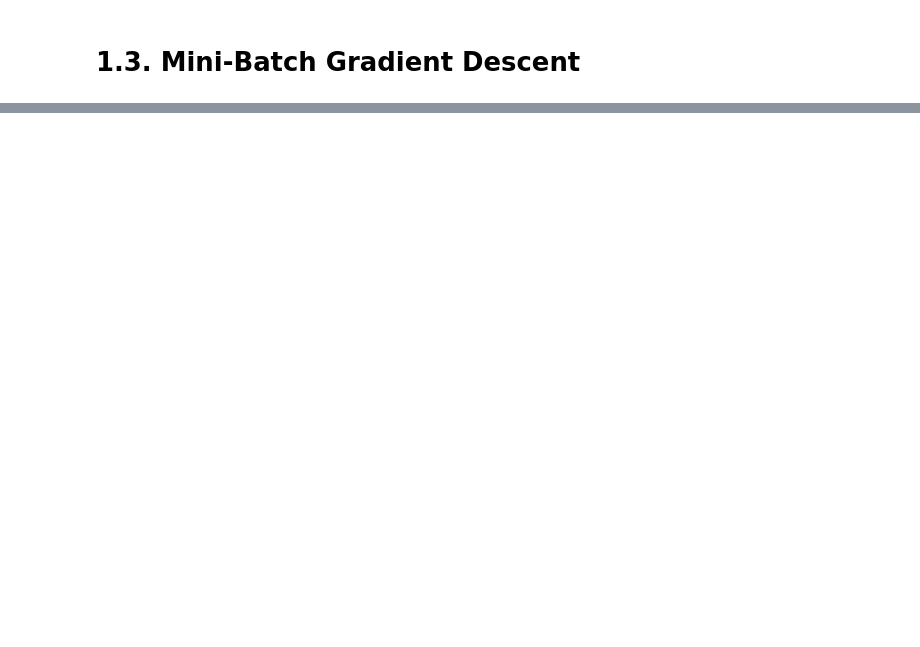
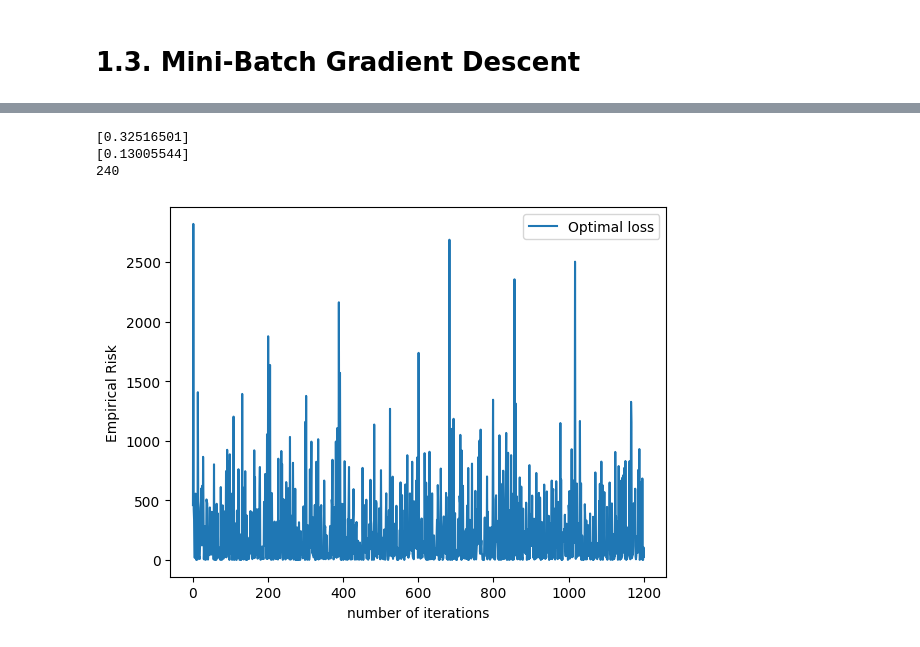
Before and after one commit to iandreileo/homework-ai-linear-regression, a Jupyter notebook: main copy.ipynb, the cells around one changed output, grey strips where cells are left out. Drawn from its saved outputs; the diff is of its cells as text; code cells hidden in the pictures; blank space fills up the shorter version.

```diff
--- a/main copy.ipynb
+++ b/main copy.ipynb
@@ -473,0 +565,40 @@ plt.show()
+# %%
+# creati un model liniar
+# model = ...
+model_gradient_stochastic  = GradientDescentStochastic()
+
+epochs = 5
+eta = 0.05
+
+# Folositi functia extract_polynomial_features pentru a introduce termenul de bias in matricile X_train si X_test
+X_train_feat_gradient_stochastic = extract_polynomial_features(X_train, M)
+X_test_feat_gradient_stochastic  = extract_polynomial_features(X_test, M)
+
+# antrenati modelul vostru
+model_gradient_stochastic.fit(X_train_feat_gradient_stochastic, t_train, epochs, eta)
+
+# obtineti predictia pe setul de antrenare si pe setul de test
+y_train_gradient_stochastic = model_gradient_stochastic.predict(X_train_feat_gradient_stochastic)
+y_train_gradient_stochastic = np.zeros(X_train.size)
+y_test_gradient_stochastic = np.zeros(X_test.size)
+y_test_std_gradient_stochastic = np.zeros(X_test.size)
+y_test_gradient_stochastic, y_test_std_gradient_stochastic = model_gradient_stochastic.predict(X_test_feat_gradient_stochastic, True)
+
+# Sortam
+sorted_stuffs = list(zip(*sorted(zip(X_test,y_test_gradient_stochastic))))
+X_test_sorted_gradient_stochastic = sorted_stuffs[0]
+y_test_sorted_gradient_stochastic = sorted_stuffs[1]
+# %% [output]
+[0.32516501]
+[0.13005544]
+240
+# %%
+# w, risks, function_values = gradient_descent(X_train, t_train, epochs, eta)
+plt.plot(range(1, 1 + epochs*int(X_train_feat_gradient_stochastic.shape[0])), model_gradient_stochastic.risks, label='Optimal loss')
+# plt.scatter(range(1, 1 +epochs*int(X_train_feat_gradient_minibatch.shape[0]/batch_size)), model_gradient_minibatch.function_values, label='function value')
+plt.xlabel('number of iterations')
+plt.ylabel('Empirical Risk')
+plt.legend()
+plt.show()
+# %% [output]
+[figure, added]
```
Also changed, not shown: parts of 12 cells of this notebook.
